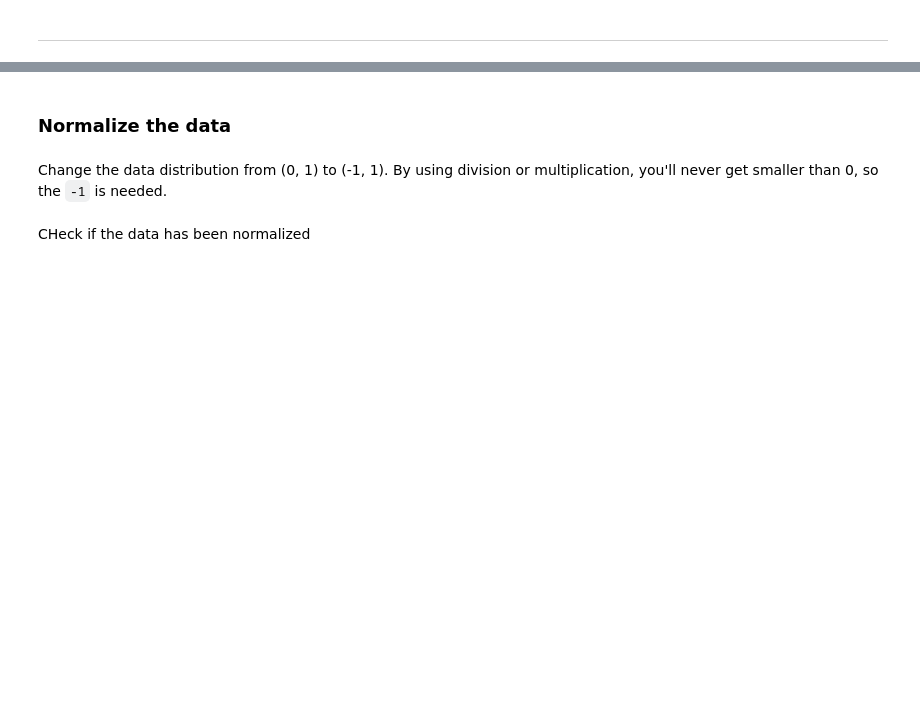
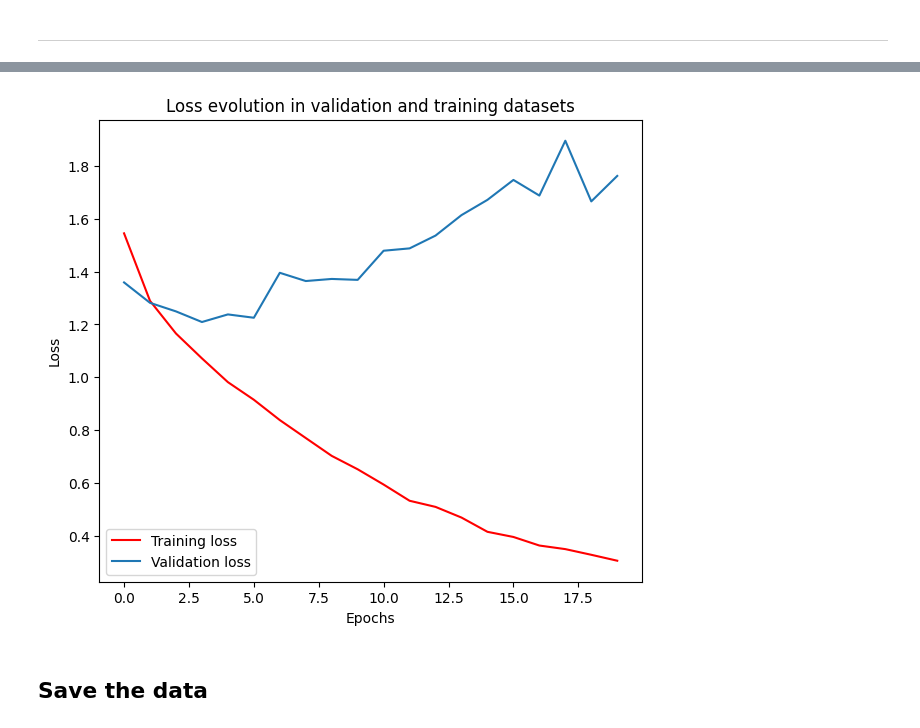
Before and after one commit to mbalos16/emotion-detection, a Jupyter notebook: cnn_pretrained_model.ipynb, the cells around one changed output, grey strips where cells are left out. Cells and saved outputs as stored; diff of their text form; code cells hidden in the pictures; blank space fills up the shorter version.

```diff
--- a/cnn_pretrained_model.ipynb
+++ b/cnn_pretrained_model.ipynb
@@ -288,0 +402,8 @@ array([[[[240.],
+# %%
+def preprocess_with_resnet_preprocessor(image, label):
+    image = tf.keras.applications.resnet.preprocess_input(image)
+    return image, label
+
+
+training_dataset = training_dataset.map(preprocess_with_resnet_preprocessor)
+validation_dataset = validation_dataset.map(preprocess_with_resnet_preprocessor)
@@ -288,0 +461,10 @@ array([[[[240.],
+# %%
+y = GlobalAveragePooling2D()(base_model.output)
+y = Dense(20, activation="relu")(y)
+y = Dense(7, activation="softmax")(y)
+
+model = Model(base_model.inputs, y)
+# %%
+model.compile(optimizers.Adam(0.0001),
+    loss="sparse_categorical_crossentropy",
+    metrics =["accuracy"],)
@@ -288,0 +495,9 @@ array([[[[240.],
+# %%
+hist = model.fit(
+    training_dataset,
+    batch_size=8,
+    epochs=20,
+    verbose="auto",
+    validation_data=validation_dataset,
+    shuffle=True,
+)
@@ -289,4 +538,16 @@ array([[[[240.],
+# %%
+# Plot the Loss in each epoch for the training and validation datasets
+fig2, ax = plt.subplots(1,1, figsize = (7,6))
+ax.plot(hist.history["loss"], label="Training loss", color = "red")
+ax.plot(hist.history["val_loss"], label="Validation loss")
+#plt.xlim(0, 10)
+#plt.ylim(0, 4)
+ax.set_xlabel("Epochs")
+ax.set_ylabel("Loss")
+ax.set_title("Loss evolution in validation and training datasets")
+ax.legend(loc = "lower left")
+plt.show()
+# %% [output]
+[figure, added]
 # %% [markdown]
-### Normalize the data
+## Save the data
-# %% [markdown]
-Change the data distribution from (0, 1) to (-1, 1). By using division or multiplication, you'll never get smaller than 0, so the `-1` is needed.
@@ -300,2 +553,0 @@ validation_dataset = validation_dataset.map(normalize_data)
-# %% [markdown]
-CHeck if the data has been normalized
```
Also changed, not shown: parts of 48 cells of this notebook.
